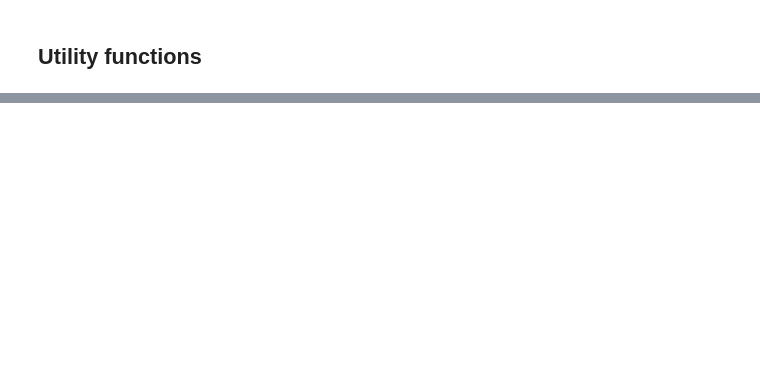
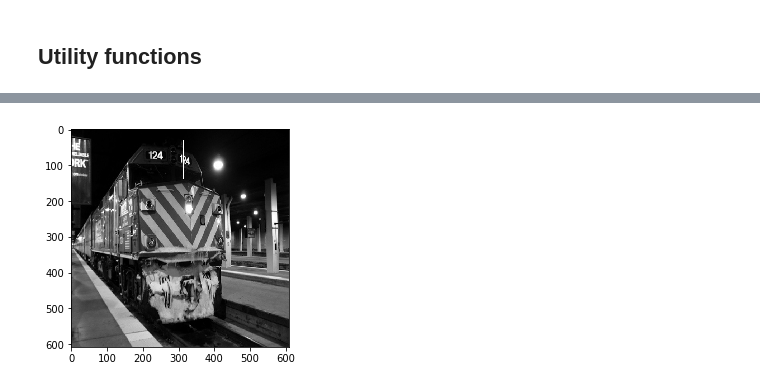
Before and after one commit to pmkalshetti/object_detection_old, a Jupyter notebook: object_detection_main.ipynb, the cells around one changed output, grey strips where cells are left out. Saved outputs shown, nothing was run; the diff lists cells and outputs as text; code cells hidden in the pictures; blank space fills up the shorter version.

Commit message:
add draw boxes

```diff
--- a/object_detection_main.ipynb
+++ b/object_detection_main.ipynb
@@ -9,7 +9,7 @@ from PIL import Image, ImageDraw, ImageFont
 ## Global variables
 # %%
 DIR_TFRECORDS = 'data_small_tfrecords'
-DATA_TRAIN = glob('./'+DIR_TFRECORDS+'/*.tfrecords')
+DATA_TRAIN = glob('./'+DIR_TFRECORDS+'/0.tfrecords')
 
 ANCHORS = np.array(
     [
@@ -27,11 +27,12 @@ NUM_OBJECTS = 20
 GRID_SIZE = 32
 GRID_H, GRID_W = 19, 19
 IMG_H, IMG_W = 608, 608  # GRID_H * GRID_SIZE = 19 * 32 = 608
-THRESHOLD_IOU = 0.6
+THRESHOLD_IOU = 0.
 SCALE_LOSS_CONFIDENCE_OBJECT_PRESENT = 5
-THRESHOLD_OUT_PROB = 0.6
+THRESHOLD_OUT_PROB = 0.
+THRESHOLD_IOU_NMS = 0.
 
-NUM_EPOCHS = 100
+NUM_EPOCHS = 10
 BATCH_SIZE = 64
 MODEL_DIR = 'model'
 # %% [markdown]
@@ -210,7 +211,7 @@ def get_predictions(output):
 
     # perform non-max suppression
     max_objects = tf.ones(tf.shape(box_filtered)[0], dtype=tf.int32) * MAX_OBJECTS
-    box_nms_indices = tf.map_fn(lambda x: tf.image.non_max_suppression(x[0], x[1], x[2]), (box_filtered, prob_filtered, max_objects), dtype=tf.int32)
+    box_nms_indices = tf.map_fn(lambda x: tf.image.non_max_suppression(x[0], x[1], x[2], THRESHOLD_IOU_NMS), (box_filtered, prob_filtered, max_objects), dtype=tf.int32)
     box_nms = tf.map_fn(lambda x: tf.gather(x[0], x[1]), (box_filtered, box_nms_indices), dtype=tf.float32)
     prob_nms = tf.map_fn(lambda x: tf.gather(x[0], x[1]), (prob_filtered, box_nms_indices), dtype=tf.float32)
     class_nms = tf.map_fn(lambda x: tf.gather(x[0], x[1]), (class_filtered, box_nms_indices), dtype=tf.int64)
@@ -392,3 +396,19 @@ def draw_boxes(img, box, prob, class_idx):
 
     # get color and font for annotation
     # TODO: later
+
+    for idx in range(box.shape[0]):
+        draw = ImageDraw.Draw(img)
+        top, left, bottom, right = box[idx]
+        top = max(0, np.floor(top + 0.5).astype('int32'))
+        left = max(0, np.floor(left + 0.5).astype('int32'))
+        bottom = min(IMG_H, np.floor(bottom + 0.5).astype('int32'))
+        right = min(IMG_W, np.floor(right + 0.5).astype('int32'))
+
+
+        draw.rectangle([left, top, right, bottom])
+        del draw
+
+    return np.array(img)
+# %%
+d = draw_boxes(i, b, p, c)
@@ -395 +429,6 @@ def draw_boxes(img, box, prob, class_idx):
+# %%
+plt.imshow(d)
+plt.show()
+# %% [output]
+[figure, added]
 # %%
```
Also changed, not shown: parts of 5 cells of this notebook.
